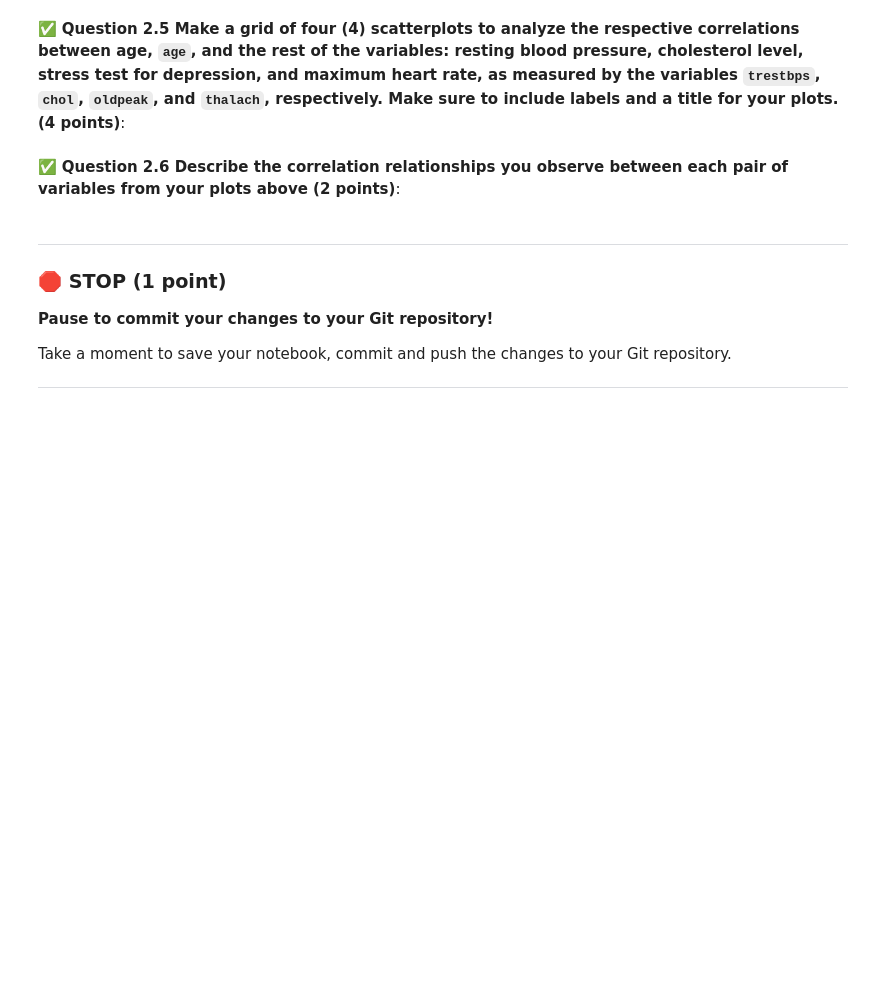
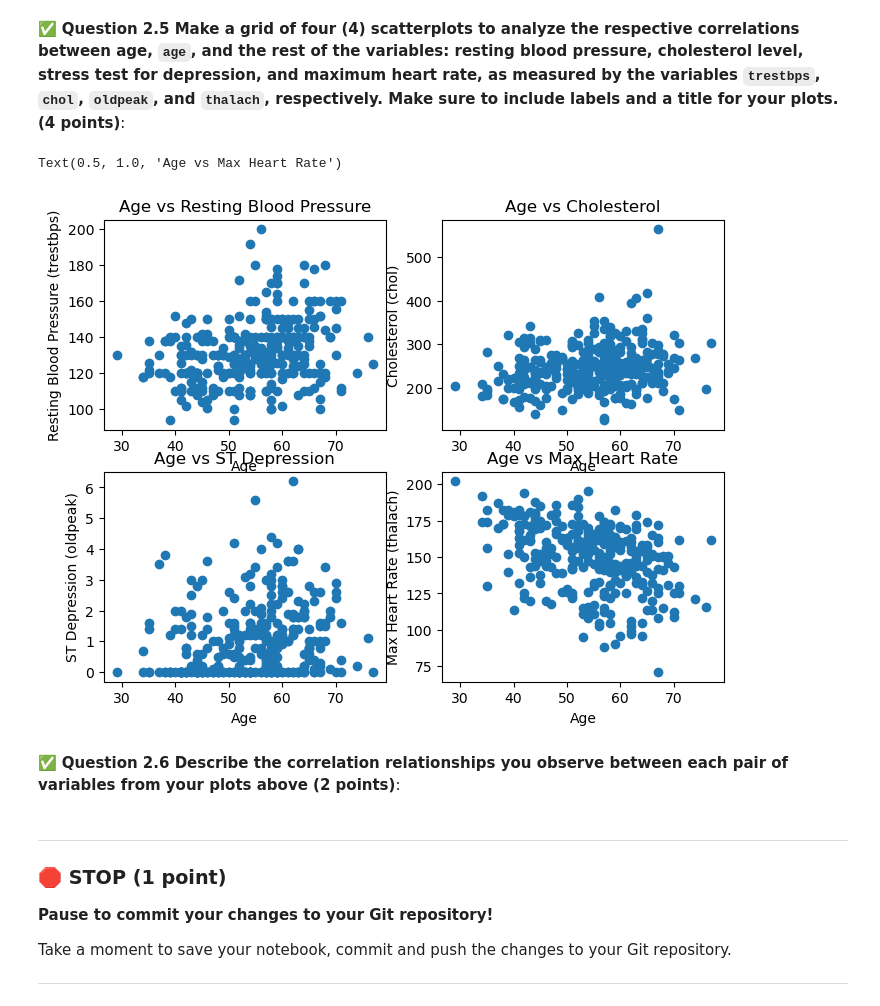
Before and after one commit to tatiannaj005/CMSE202-f25-turnin, a Jupyter notebook: midterm/CMSE202-Midterm-Section003-STUDENT-F25.ipynb, the cells around one changed output. Cells and saved outputs as stored; diff of their text form; code cells hidden in the pictures; blank space fills up the shorter version.

```diff
--- a/midterm/CMSE202-Midterm-Section003-STUDENT-F25.ipynb
+++ b/midterm/CMSE202-Midterm-Section003-STUDENT-F25.ipynb
@@ -98,3 +107,10 @@ The data set at this web link `https://raw.githubusercontent.com/NkechiC/Data-fi
 &#9989; **Question 2.1  Use the `curl` function we learned in class to download the `heart_data.csv` dataset to your working directory. Include the code you used to download the dataset below.  (1 point)**:
 # %%
 ### Put your code here:
+import pandas as pd
+
+
+df = pd.read_csv('heart_data.csv')
+
+
+df.head()
@@ -110,3 +147,8 @@ The data set at this web link `https://raw.githubusercontent.com/NkechiC/Data-fi
 &#9989; **Question 2.4 Now create a slice of the dataset that includes only the numerical variables `age`, `trestbps`, `chol`, `oldpeak`, and `thalach` (2 points)**:
 # %%
 ### Put your code here
+
+num_df = df[['age', 'trestbps', 'chol', 'oldpeak', 'thalach']]
+
+
+num_df.head()
@@ -114,6 +163,34 @@ The data set at this web link `https://raw.githubusercontent.com/NkechiC/Data-fi
 &#9989; **Question 2.5 Make a grid of four (4) scatterplots to analyze the respective correlations between age, `age`,  and the rest of the variables: resting blood pressure, cholesterol level, stress test for depression, and maximum heart rate, as measured by the variables `trestbps`, `chol`, `oldpeak`, and `thalach`, respectively. Make sure to include labels and a title for your plots. (4 points)**:
 # %%
 ### Put your code here
+
+import matplotlib.pyplot as plt
+
+fig, axes = plt.subplots(2, 2, figsize=(8, 6))
+
+# Plot each pair
+axes[0, 0].scatter(num_df['age'], num_df['trestbps'])
+axes[0, 0].set_xlabel('Age')
+axes[0, 0].set_ylabel('Resting Blood Pressure (trestbps)')
+axes[0, 0].set_title('Age vs Resting Blood Pressure')
+
+axes[0, 1].scatter(num_df['age'], num_df['chol'])
+axes[0, 1].set_xlabel('Age')
+axes[0, 1].set_ylabel('Cholesterol (chol)')
+axes[0, 1].set_title('Age vs Cholesterol')
+
+axes[1, 0].scatter(num_df['age'], num_df['oldpeak'])
+axes[1, 0].set_xlabel('Age')
+axes[1, 0].set_ylabel('ST Depression (oldpeak)')
+axes[1, 0].set_title('Age vs ST Depression')
+
+axes[1, 1].scatter(num_df['age'], num_df['thalach'])
+axes[1, 1].set_xlabel('Age')
+axes[1, 1].set_ylabel('Max Heart Rate (thalach)')
+axes[1, 1].set_title('Age vs Max Heart Rate')
+# %% [output]
+Text(0.5, 1.0, 'Age vs Max Heart Rate')
+[figure, added]
 # %% [markdown]
 &#9989; **Question 2.6 Describe the correlation relationships you observe between each pair of variables from your plots above (2 points)**:
 # %%
```
Also changed, not shown: parts of 5 cells of this notebook, 1 other file.
